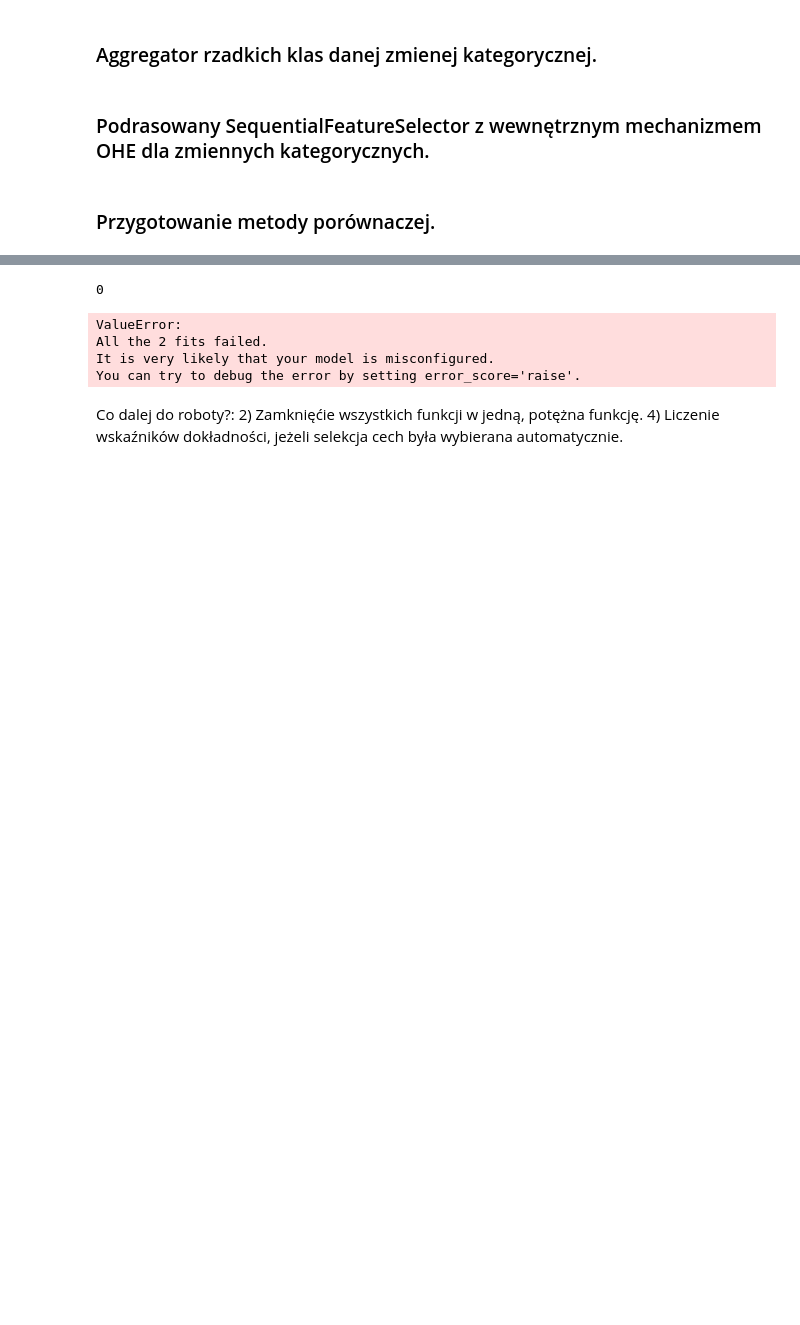
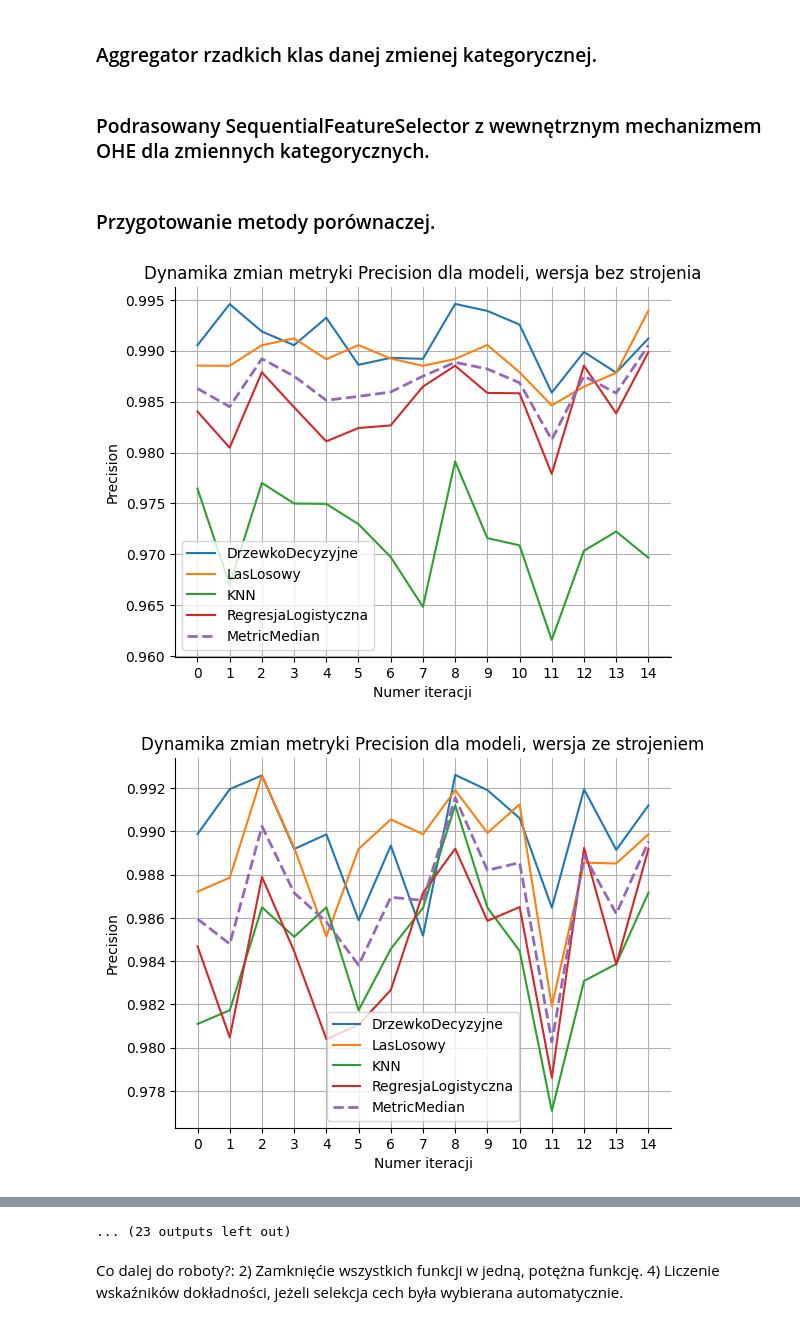
Before and after one commit to Pawel-Tomasz-Nowak/Scientific-collaboration, a Jupyter notebook: AnalizaEmisyjnosci.ipynb, the cells around one changed output, grey strips where cells are left out. Drawn from its saved outputs; the diff is of its cells as text; code cells hidden in the pictures; blank space fills up the shorter version.

```diff
--- a/AnalizaEmisyjnosci.ipynb
+++ b/AnalizaEmisyjnosci.ipynb
@@ -981,31 +1006,34 @@ Models_hipparams = {"DrzewkoDecyzyjne":{"criterion":['gini','entropy'],
                                          "min_samples_split":[2,3],
                                        "min_samples_leaf":[2,3]},
 
                    "KNN": {"n_neighbors":list(range(1, 10, 2)),
                             "p":[1,2]},
 
                         "RegresjaLogistyczna": {
                             "penalty":['l2'],
                               "solver":['liblinear','newton-cg',],
 
                          }, #"RegresjaLiniowa":{}
                              }
 
 
 
 
 target_var: str = "CO2 Emissions(g/km)" #To jest nazwa zmiennej docelowej.
 file_name:str = "CO2Emission.csv"
-n_splits:int = 5
+n_splits:int = 15
 train_size:float = 0.8
 test_size:float  = 1 - train_size
 
 WielkiEstymator = ModelsComparisom(Filename = file_name, target_var = target_var, dtypes = dtypes,
                                   Models = Models, Models_hipparams = Models_hipparams,
                                   n_splits = n_splits, train_size  = train_size, test_size = test_size,
                                   bins = [-float('inf'), 150, 250, float('inf')], show_plots = False
                                   )
 
 WielkiEstymator.StatystykaOpisowaZmiennych()
 WielkiEstymator.PodzielZbiorDanych()
+WielkiEstymator.PorównajModele()
 # %% [output]
+[figure, added]
+[figure, added]
@@ -1012,8 +1050,4 @@ WielkiEstymator.PodzielZbiorDanych()
-0
+... (23 outputs left out)
-ValueError:
-All the 2 fits failed.
-It is very likely that your model is misconfigured.
-You can try to debug the error by setting error_score='raise'.
 # %%
 
 # Pytania badawcze przykładowe:
```
Also changed, not shown: parts of 3 cells of this notebook.
